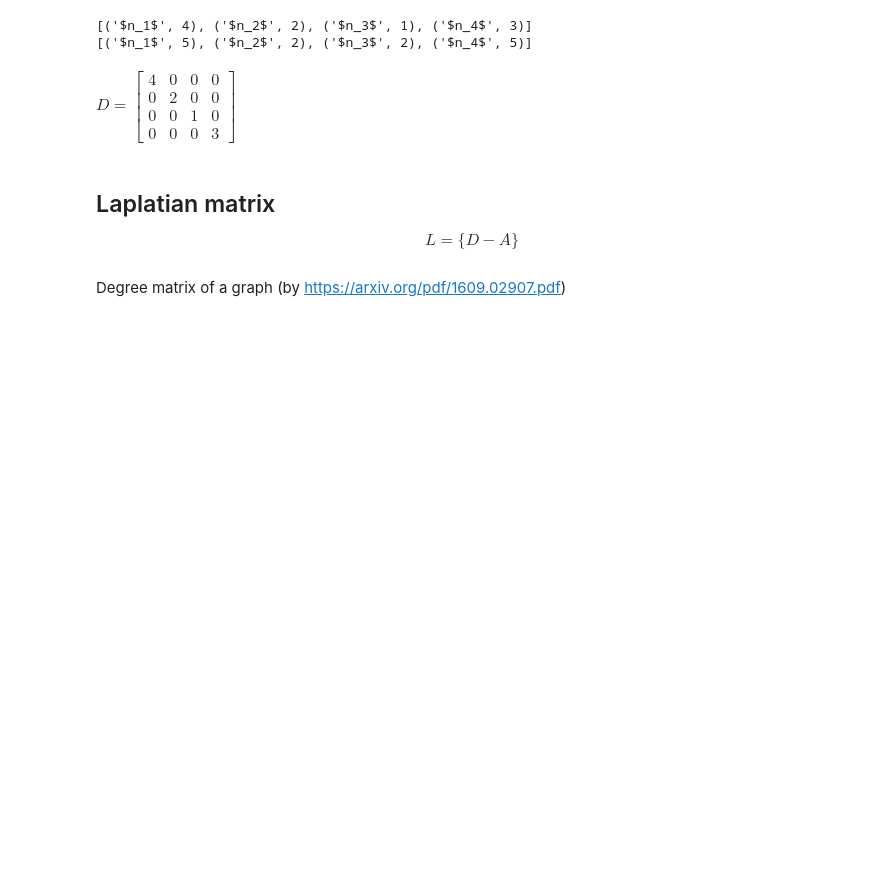
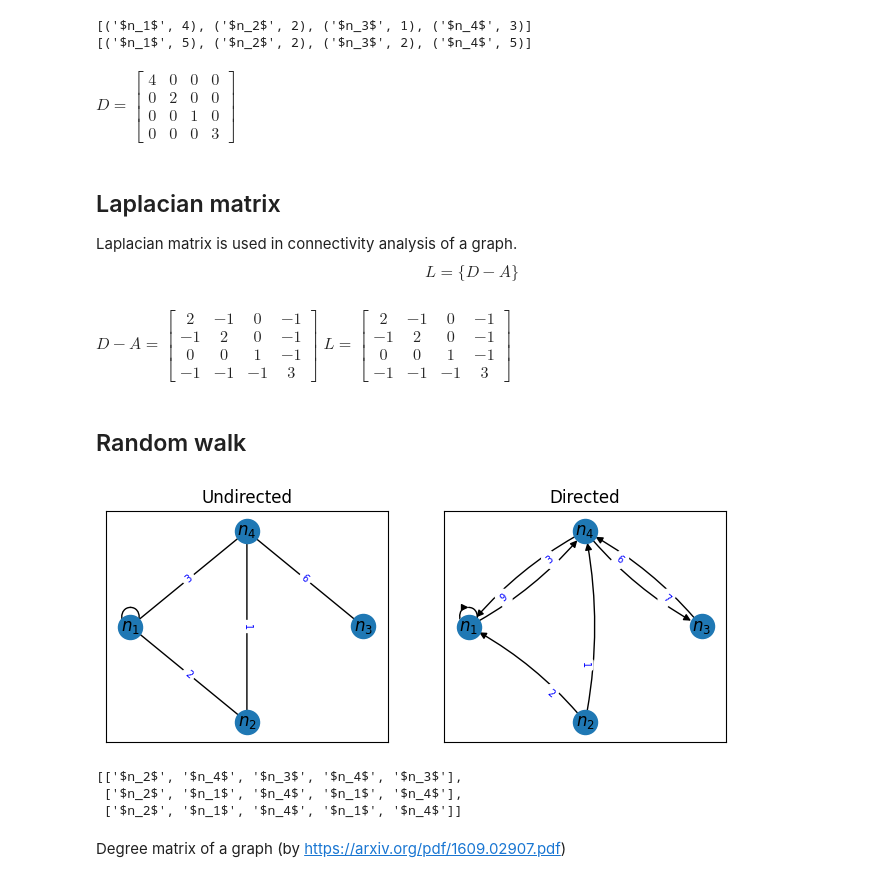
Before and after one commit to ajegorovs/aj_python_tool_lib, a Jupyter notebook: data_processing/graphs/graph_stuff.ipynb, the cells around one changed output. Saved outputs shown, nothing was run; the diff lists cells and outputs as text; code cells hidden in the pictures; blank space fills up the shorter version.

```diff
--- a/data_processing/graphs/graph_stuff.ipynb
+++ b/data_processing/graphs/graph_stuff.ipynb
@@ -129,5 +151,14 @@ print_tex('D = ', np.diag([a[1] for a in nx.degree(G)]))
 [('$n_1$', 5), ('$n_2$', 2), ('$n_3$', 2), ('$n_4$', 5)]
 $\displaystyle D = \begin{bmatrix} 4 & 0 & 0 & 0 \\ 0 & 2 & 0 & 0 \\ 0 & 0 & 1 & 0 \\ 0 & 0 & 0 & 3 \end{bmatrix}$
 # %% [markdown]
-## Laplatian matrix
+## Laplacian matrix
+Laplacian matrix is used in connectivity analysis of a graph.
 $$L = \{D - A\}$$
+# %%
+L = nx.laplacian_matrix(G, weight=None).toarray()
+A = adjacency_matrix_2(G, weight=None).toarray()
+print_tex('D - A = ', (D - A),'\; L = ', L)
+# %% [output]
+$\displaystyle D - A = \begin{bmatrix} 2 & -1 & 0 & -1 \\ -1 & 2 & 0 & -1 \\ 0 & 0 & 1 & -1 \\ -1 & -1 & -1 & 3 \end{bmatrix}\; L = \begin{bmatrix} 2 & -1 & 0 & -1 \\ -1 & 2 & 0 & -1 \\ 0 & 0 & 1 & -1 \\ -1 & -1 & -1 & 3 \end{bmatrix}$
+# %% [markdown]
+## Random walk
@@ -134,3 +176,14 @@ $$L = \{D - A\}$$
+# %%
+plt_graph()
+# %% [output]
+[figure, added]
+# %%
+node = list(G2.nodes())[1]
+[random_walk(G2, node, 5) for _ in range(3)]
+# %% [output]
+[['$n_2$', '$n_4$', '$n_3$', '$n_4$', '$n_3$'],
+ ['$n_2$', '$n_1$', '$n_4$', '$n_1$', '$n_4$'],
+ ['$n_2$', '$n_1$', '$n_4$', '$n_1$', '$n_4$']]
 # %% [markdown]
 Degree matrix of a graph (by https://arxiv.org/pdf/1609.02907.pdf)
 # %%
```
Also changed, not shown: parts of 13 cells of this notebook, 2 other files.
